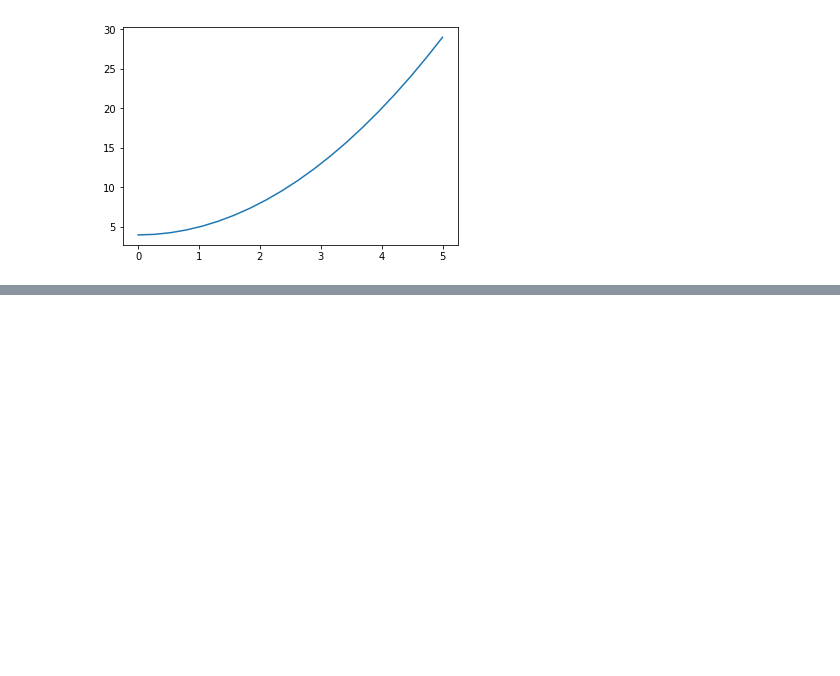
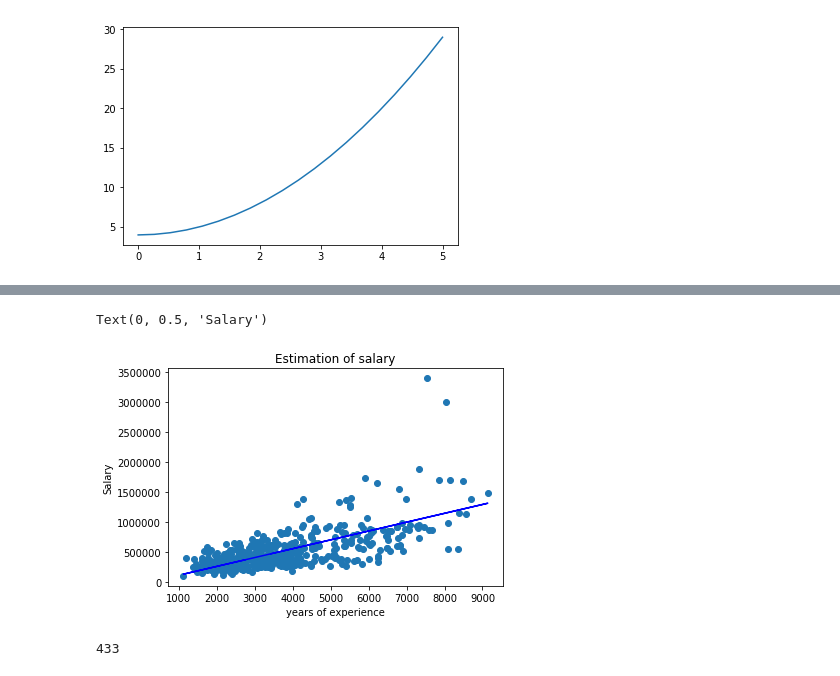
Before and after one commit to Ghost-kaze/trainig, a Jupyter notebook: day 12-13.ipynb, the cells around one changed output, grey strips where cells are left out. Cells and saved outputs as stored; diff of their text form; code cells hidden in the pictures; blank space fills up the shorter version.

```diff
--- a/day 12-13.ipynb
+++ b/day 12-13.ipynb
@@ -104,0 +107,2 @@ z,y
+# %%
+X_train, X_test, Y_train, Y_test = train_test_split(m, n, test_size=1/50)
@@ -104,0 +197,15 @@ z,y
+# %%
+p.scatter(X_test,Y_test)
+#p.plot(X_train,Y_train,'r.')
+p.plot(X_test,mod.predict(X_test),'b')
+#p.plot(X_train,mod.predict(X_train),'g.')
+p.title('Estimation of salary')
+p.xlabel('years of experience')
+p.ylabel('Salary')
+# %% [output]
+Text(0, 0.5, 'Salary')
+[figure, added]
+# %%
+len(X_test)
+# %% [output]
+433
```
Also changed, not shown: parts of 19 cells of this notebook, 3 other files.
